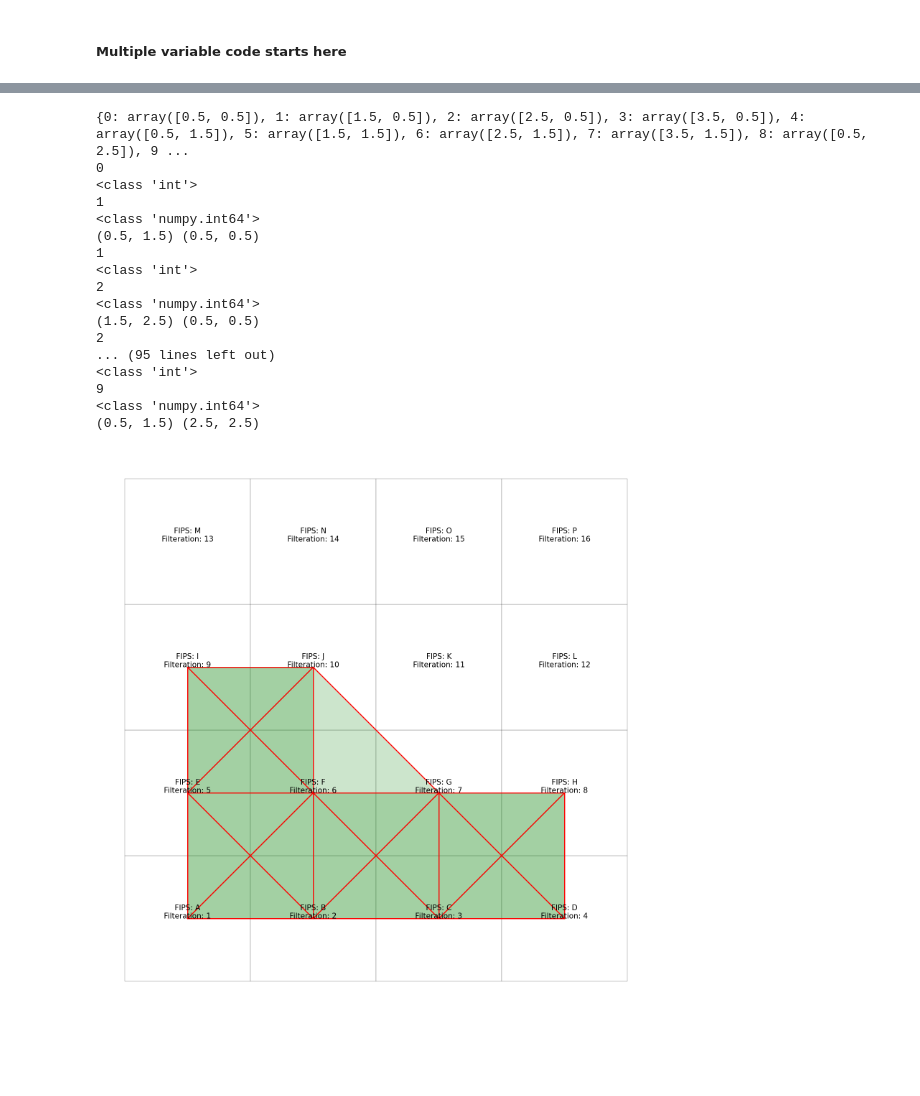
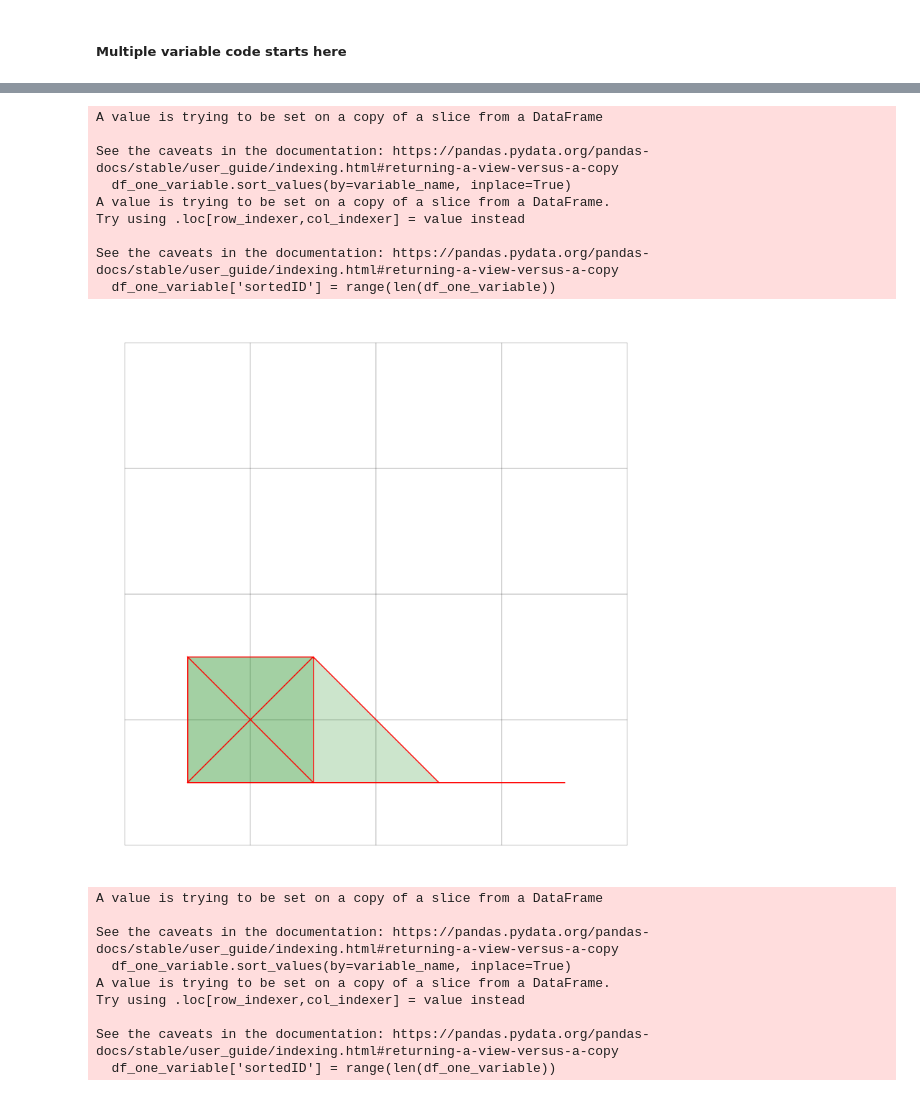
Before and after one commit to hashansl/adjacency-multiple-variables, a Jupyter notebook: main.ipynb, the cells around one changed output, grey strips where cells are left out. Cells and saved outputs as stored; diff of their text form; code cells hidden in the pictures; blank space fills up the shorter version.

```diff
--- a/main.ipynb
+++ b/main.ipynb
@@ -63,5 +63,5 @@ df['sortedID'] = range(len(df))
 # %%
-df = df[['FIPS','Value', 'sortedID', 'Value_2']]
+# df = df[['FIPS','Value', 'sortedID', 'Value_2']]
 # %%
 # Function to calculate square coordinates for a given name
 def calculate_square_coordinates(row):
@@ -154,7 +150,6 @@ def plot_simplicial_complex(dataframe,V):
 
     #city centroids
     city_coordinates = {city.sortedID: np.array((city.geometry.centroid.x, city.geometry.centroid.y)) for _, city in dataframe.iterrows()}
-    print(city_coordinates)
 
     # Create a figure and axis
     fig, ax = plt.subplots(figsize=(20, 20))
@@ -163,22 +158,18 @@ def plot_simplicial_complex(dataframe,V):
     # Plot the "wyoming_svi" DataFrame
     dataframe.plot(ax=ax, edgecolor='black', linewidth=0.3, color="white")
 
-    # Plot the centroid of the large square with values
-    for i, row in dataframe.iterrows():
-        centroid = row['geometry'].centroid
-        text_to_display = f"FIPS: {row['FIPS']}\nFilteration: {row['Value_2']}"
-        # plt.text(centroid.x, centroid.y, str(row['FIPS']), fontsize=15, ha='center', color="black")
-        plt.text(centroid.x, centroid.y, text_to_display, fontsize=15, ha='center', color="black")
+    # # Plot the centroid of the large square with values
+    # for i, row in dataframe.iterrows():
+    #     centroid = row['geometry'].centroid
+    #     text_to_display = f"FIPS: {row['FIPS']}\nFilteration: {row['Value_2']}"
+    #     # plt.text(centroid.x, centroid.y, str(row['FIPS']), fontsize=15, ha='center', color="black")
+    #     plt.text(centroid.x, centroid.y, text_to_display, fontsize=15, ha='center', color="black")
 
     for edge_or_traingle in V:
 
 
         if len(edge_or_traingle) == 2:
             # Plot an edge
-            for vertex in edge_or_traingle:
-                print(vertex)
-                print(type(vertex))
-            print(*zip(*[city_coordinates[vertex] for vertex in edge_or_traingle]))
             ax.plot(*zip(*[city_coordinates[vertex] for vertex in edge_or_traingle]), color='red', linewidth=2)
             # img = fig2img(fig)
             # list_gif.append(img)
@@ -195,23 +186,33 @@ def plot_simplicial_complex(dataframe,V):
 ##### Multiple variable code starts here
 # %%
 # define a dictionary wich has name and a value
-selected_variables_and_threshold = {'Value': 6, 'Value_2': 11}
+selected_variables_and_threshold = {'Value_1': 7, 'Value_2':7, 'Value_3': 7}
 # %%
 # create a empty dictionary
 edges_and_traingles_for_each_variable = {}
 # %%
 for variable_name, threshold in selected_variables_and_threshold.items():
 
-    adjacencies_list,adjacent_counties_df = generate_adjacent_counties(gdf,threshold,variable_name)
+    df_one_variable = df[['FIPS',variable_name, 'geometry']]
 
+
+    # # Sorting the DataFrame based on the 'rate' column
+    df_one_variable.sort_values(by=variable_name, inplace=True)
+    df_one_variable['sortedID'] = range(len(df_one_variable))
+
+    # Convert the DataFrame to a GeoDataFrame
+    df_one_variable = gpd.GeoDataFrame(df_one_variable, geometry='geometry')
+    df_one_variable.crs = "EPSG:3395"  # This is a commonly used projected CRS
+
+    adjacencies_list,adjacent_counties_df = generate_adjacent_counties(df_one_variable,threshold,variable_name)
     V = form_simplicial_complex(adjacencies_list)
 
-    #add V list to the edges_and_traingles_for_each_variable dictionary with the key as the variable name
+    # #add V list to the edges_and_traingles_for_each_variable dictionary with the key as the variable name
     edges_and_traingles_for_each_variable[variable_name] = V
 
-    # # store the list of images for each variable
-    # list_img = []
+    # # # store the list of images for each variable
+    # # list_img = []
 
-    # plot the simplicial complex
-    plot_simplicial_complex(gdf,V)
+    # # plot the simplicial complex
+    plot_simplicial_complex(df_one_variable,V)
 # %% [output]
@@ -236,18 +229,19 @@ for variable_name, threshold in selected_variables_and_threshold.items():
-{0: array([0.5, 0.5]), 1: array([1.5, 0.5]), 2: array([2.5, 0.5]), 3: array([3.5, 0.5]), 4: array([0.5, 1.5]), 5: array([1.5, 1.5]), 6: array([2.5, 1.5]), 7: array([3.5, 1.5]), 8: array([0.5, 2.5]), 9 ...
-0
-<class 'int'>
-1
-<class 'numpy.int64'>
-(0.5, 1.5) (0.5, 0.5)
-1
-<class 'int'>
-2
-<class 'numpy.int64'>
-(1.5, 2.5) (0.5, 0.5)
-2
-... (95 lines left out)
-<class 'int'>
-9
-<class 'numpy.int64'>
-(0.5, 1.5) (2.5, 2.5)
+A value is trying to be set on a copy of a slice from a DataFrame
+
+See the caveats in the documentation: https://pandas.pydata.org/pandas-docs/stable/user_guide/indexing.html#returning-a-view-versus-a-copy
+  df_one_variable.sort_values(by=variable_name, inplace=True)
+A value is trying to be set on a copy of a slice from a DataFrame.
+Try using .loc[row_indexer,col_indexer] = value instead
+
+See the caveats in the documentation: https://pandas.pydata.org/pandas-docs/stable/user_guide/indexing.html#returning-a-view-versus-a-copy
+  df_one_variable['sortedID'] = range(len(df_one_variable))
-[figure, old version]
+[figure, new version]
+A value is trying to be set on a copy of a slice from a DataFrame
+
+See the caveats in the documentation: https://pandas.pydata.org/pandas-docs/stable/user_guide/indexing.html#returning-a-view-versus-a-copy
+  df_one_variable.sort_values(by=variable_name, inplace=True)
+A value is trying to be set on a copy of a slice from a DataFrame.
+Try using .loc[row_indexer,col_indexer] = value instead
+
+See the caveats in the documentation: https://pandas.pydata.org/pandas-docs/stable/user_guide/indexing.html#returning-a-view-versus-a-copy
+  df_one_variable['sortedID'] = range(len(df_one_variable))
```
Also changed, not shown: parts of 10 cells of this notebook.
